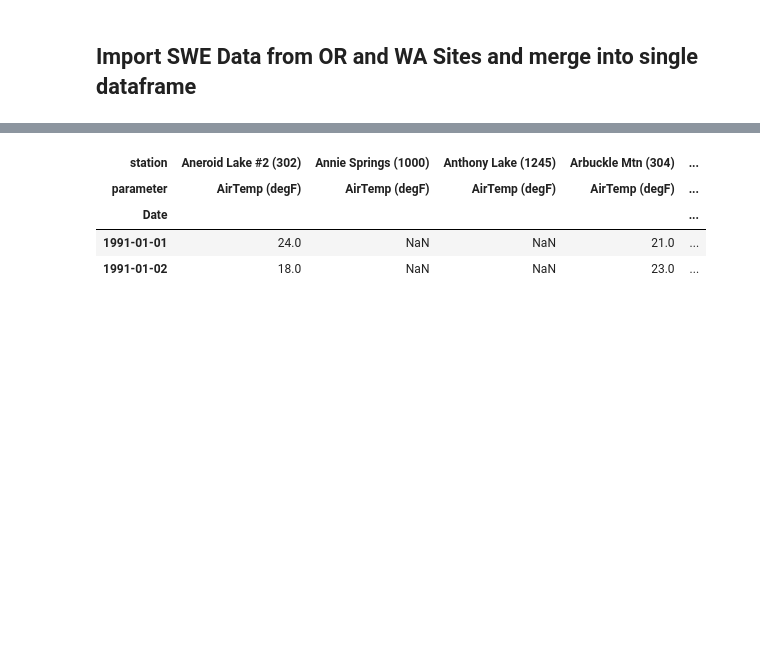
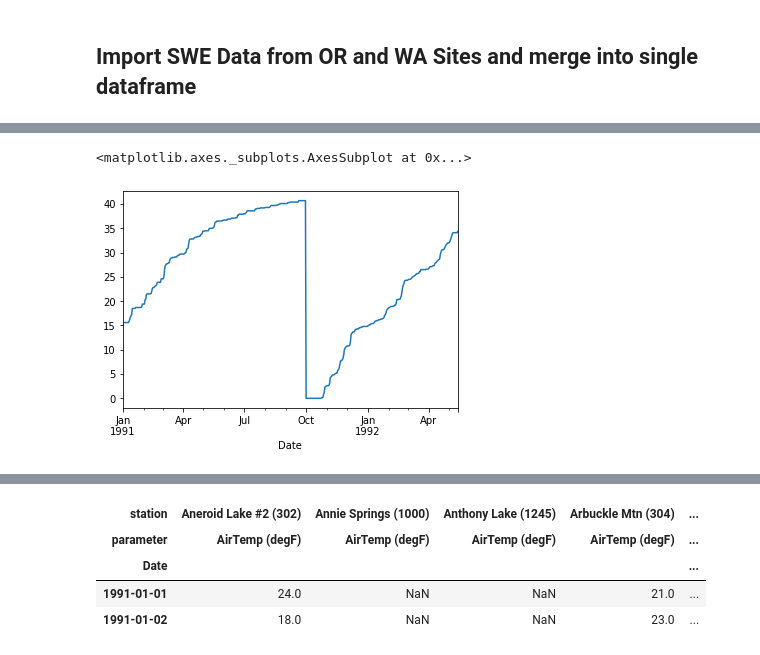
Before and after one commit to geoskimoto/SNOTEL_AnomalyDetection, a Jupyter notebook: SiteCharacterization01_21_2021.ipynb, the cells around one changed output, grey strips where cells are left out. Cells and saved outputs as stored; diff of their text form; code cells hidden in the pictures; blank space fills up the shorter version.

```diff
--- a/SiteCharacterization01_21_2021.ipynb
+++ b/SiteCharacterization01_21_2021.ipynb
@@ -37,3 +42,8 @@ OR_1991-2021.xlsx      WA_1991-2021.xlsx
+# %%
+OR_Sites['Clear Lake (401) Precipitation Accumulation (in) Start of Day Values'][0:500].plot()
+# %% [output]
+<matplotlib.axes._subplots.AxesSubplot at 0x...>
+[figure, added]
 # %%
 WA_Sites = pd.read_excel('WA_1991-2021.xlsx')
 # pd.to_datetime(WA_Sites['Date'])
```
Also changed, not shown: parts of 3 cells of this notebook.
